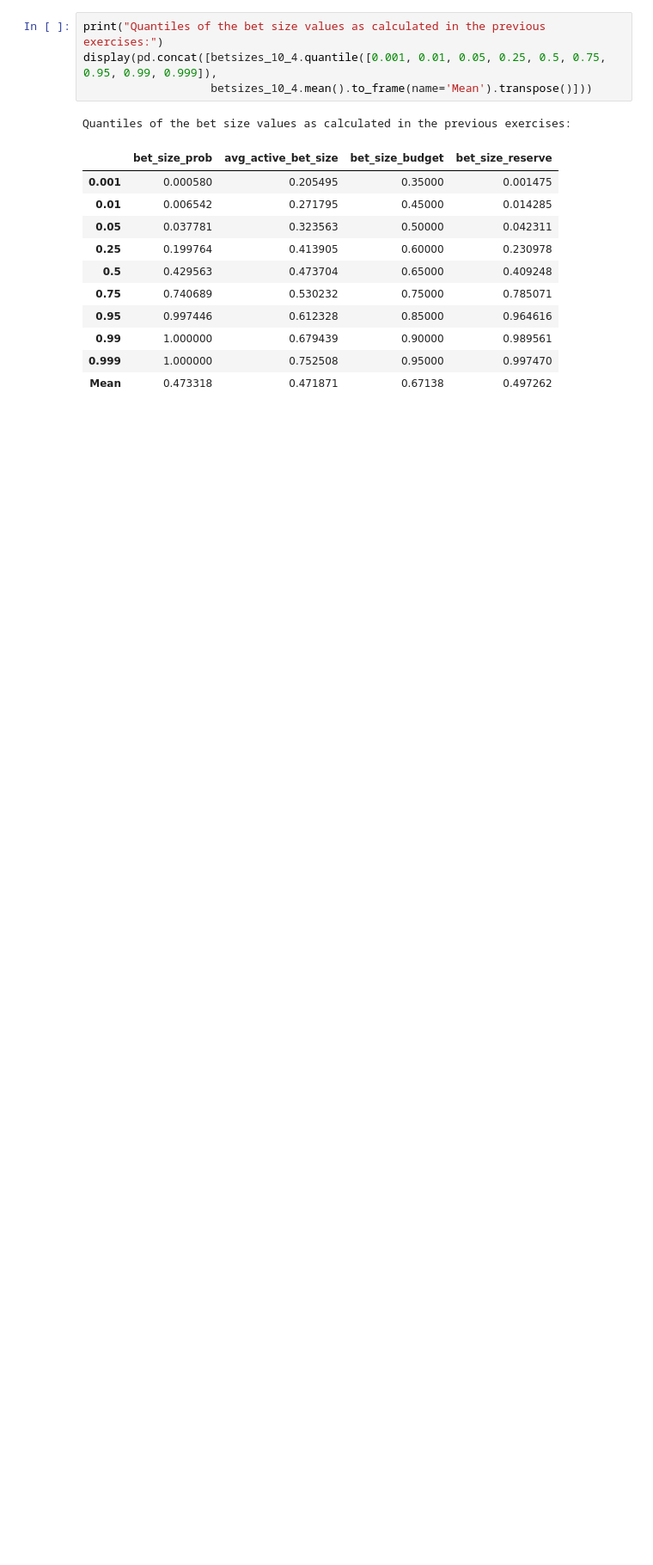
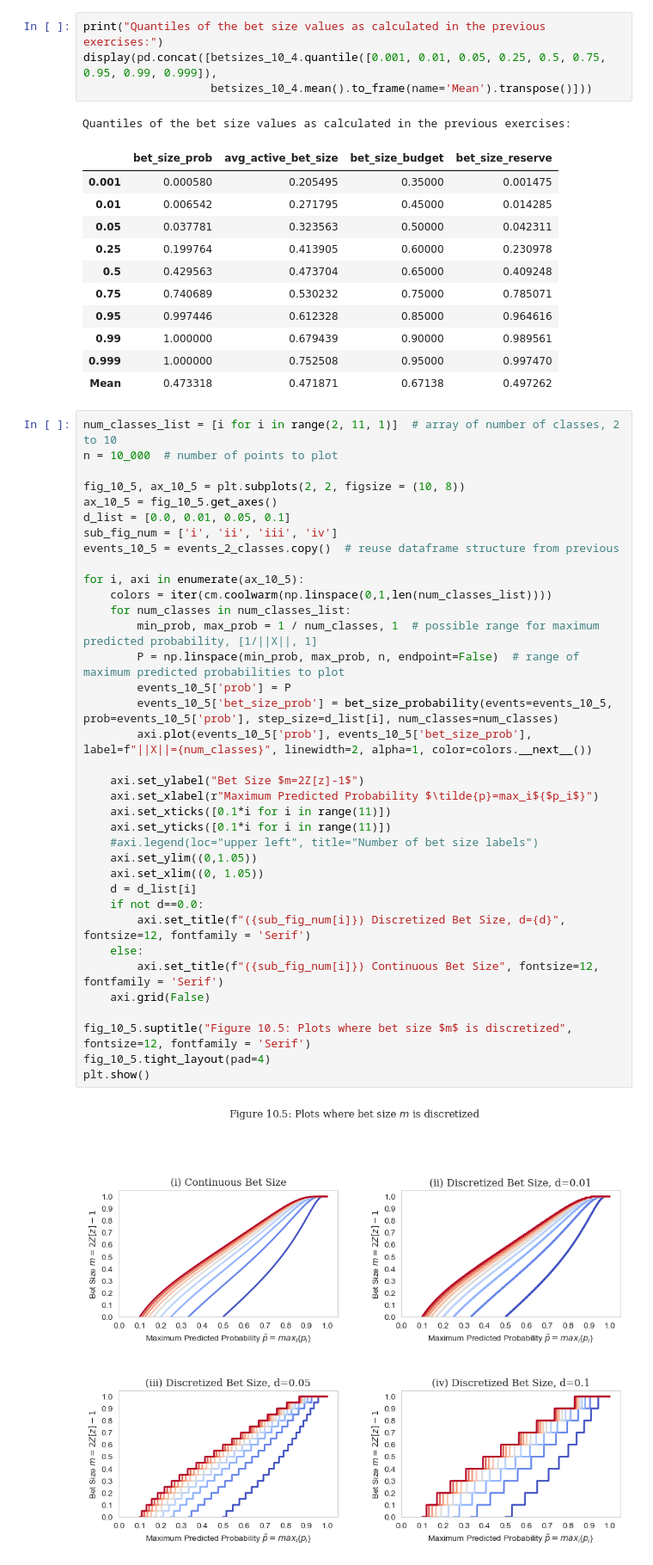
Before and after one commit to Tommylee1013/FinancialMachineLearning, a Jupyter notebook: Notes/Machine Learning Modeling/Betting_size.ipynb, the cells around one changed output. Shown at 86% size. Cells and saved outputs as stored; diff of their text form; blank space fills up the shorter version.

```diff
--- a/Notes/Machine Learning Modeling/Betting_size.ipynb
+++ b/Notes/Machine Learning Modeling/Betting_size.ipynb
@@ -240,3 +244,41 @@ Quantiles of the bet size values as calculated in the previous exercises:
 | 0.99 | 1.000000 | 0.679439 | 0.90000 | 0.989561 |
 | 0.999 | 1.000000 | 0.752508 | 0.95000 | 0.997470 |
 | Mean | 0.473318 | 0.471871 | 0.67138 | 0.497262 |
+# %%
+num_classes_list = [i for i in range(2, 11, 1)]  # array of number of classes, 2 to 10
+n = 10_000  # number of points to plot
+
+fig_10_5, ax_10_5 = plt.subplots(2, 2, figsize = (10, 8))
+ax_10_5 = fig_10_5.get_axes()
+d_list = [0.0, 0.01, 0.05, 0.1]
+sub_fig_num = ['i', 'ii', 'iii', 'iv']
+events_10_5 = events_2_classes.copy()  # reuse dataframe structure from previous
+
+for i, axi in enumerate(ax_10_5):
+    colors = iter(cm.coolwarm(np.linspace(0,1,len(num_classes_list))))
+    for num_classes in num_classes_list:
+        min_prob, max_prob = 1 / num_classes, 1  # possible range for maximum predicted probability, [1/||X||, 1]
+        P = np.linspace(min_prob, max_prob, n, endpoint=False)  # range of maximum predicted probabilities to plot
+        events_10_5['prob'] = P
+        events_10_5['bet_size_prob'] = bet_size_probability(events=events_10_5, prob=events_10_5['prob'], step_size=d_list[i], num_classes=num_classes)
+        axi.plot(events_10_5['prob'], events_10_5['bet_size_prob'], label=f"||X||={num_classes}", linewidth=2, alpha=1, color=colors.__next__())
+
+    axi.set_ylabel("Bet Size $m=2Z[z]-1$")
+    axi.set_xlabel(r"Maximum Predicted Probability $\tilde{p}=max_i${$p_i$}")
+    axi.set_xticks([0.1*i for i in range(11)])
+    axi.set_yticks([0.1*i for i in range(11)])
+    #axi.legend(loc="upper left", title="Number of bet size labels")
+    axi.set_ylim((0,1.05))
+    axi.set_xlim((0, 1.05))
+    d = d_list[i]
+    if not d==0.0:
+        axi.set_title(f"({sub_fig_num[i]}) Discretized Bet Size, d={d}", fontsize=12, fontfamily = 'Serif')
+    else:
+        axi.set_title(f"({sub_fig_num[i]}) Continuous Bet Size", fontsize=12, fontfamily = 'Serif')
+    axi.grid(False)
+
+fig_10_5.suptitle("Figure 10.5: Plots where bet size $m$ is discretized", fontsize=12, fontfamily = 'Serif')
+fig_10_5.tight_layout(pad=4)
+plt.show()
+# %% [output]
+[figure, added]
```
Also changed, not shown: parts of 3 cells of this notebook, 1 other file.
